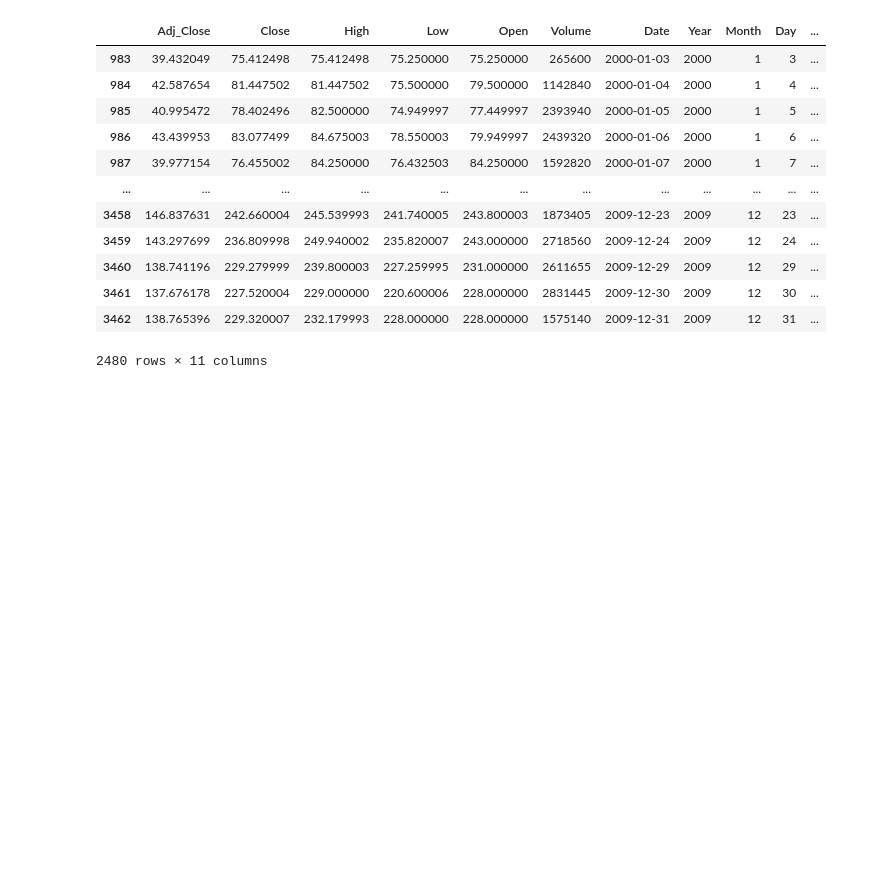
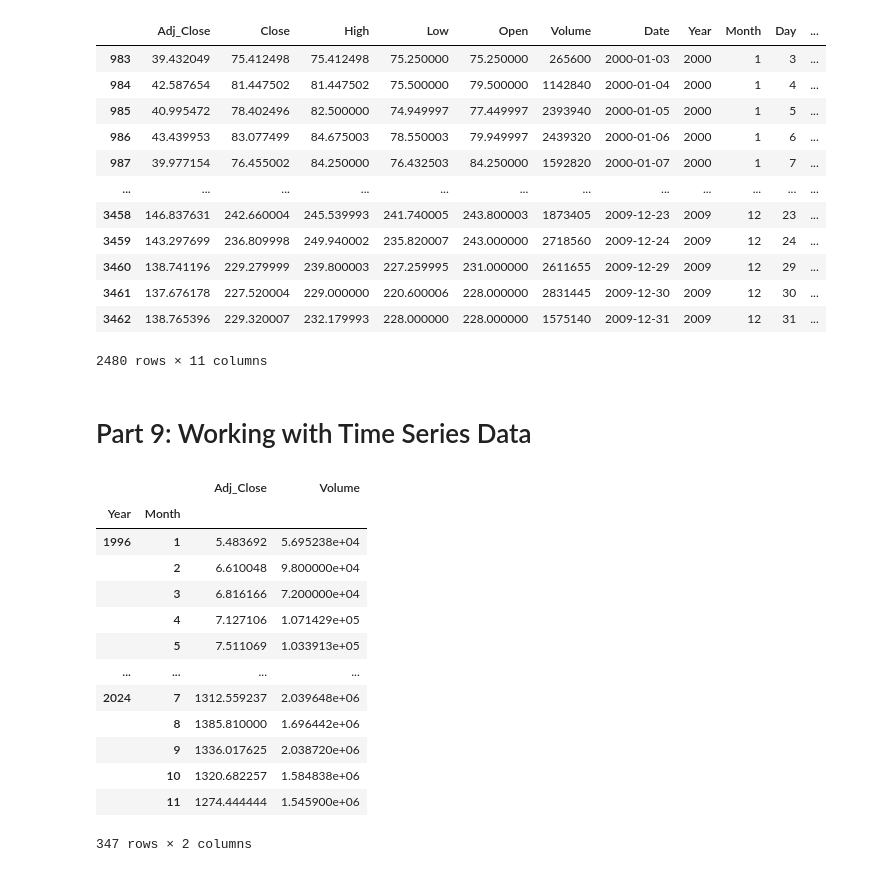
Before and after one commit to AayushParab44/Advanced_Statistics, a Jupyter notebook: DR_Reddys_Laboratories_Stock_Analysis.ipynb, the cells around one changed output. Saved outputs shown, nothing was run; the diff lists cells and outputs as text; code cells hidden in the pictures; blank space fills up the shorter version.

```diff
--- a/DR_Reddys_Laboratories_Stock_Analysis.ipynb
+++ b/DR_Reddys_Laboratories_Stock_Analysis.ipynb
@@ -817,0 +780,20 @@ df[(df['Date']>pd.to_datetime('2000-01-01')) & (df['Date']<pd.to_datetime('2010-
+# %% [markdown]
+# Part 9: Working with Time Series Data
+# %%
+# Resample the data to compute monthly averages for Adj Close and Volume.
+df.pivot_table(index=['Year','Month'],values=['Adj_Close','Volume'],aggfunc='mean')
+# %% [output]
+|  |  | Adj_Close | Volume |
+| Year | Month |  |  |
+| 1996 | 1 | 5.483692 | 5.695238e+04 |
+|  | 2 | 6.610048 | 9.800000e+04 |
+|  | 3 | 6.816166 | 7.200000e+04 |
+|  | 4 | 7.127106 | 1.071429e+05 |
+|  | 5 | 7.511069 | 1.033913e+05 |
+| ... | ... | ... | ... |
+| 2024 | 7 | 1312.559237 | 2.039648e+06 |
+|  | 8 | 1385.810000 | 1.696442e+06 |
+|  | 9 | 1336.017625 | 2.038720e+06 |
+|  | 10 | 1320.682257 | 1.584838e+06 |
+|  | 11 | 1274.444444 | 1.545900e+06 |
+347 rows × 2 columns
```
Also changed, not shown: parts of 9 cells of this notebook, 3 other files.
